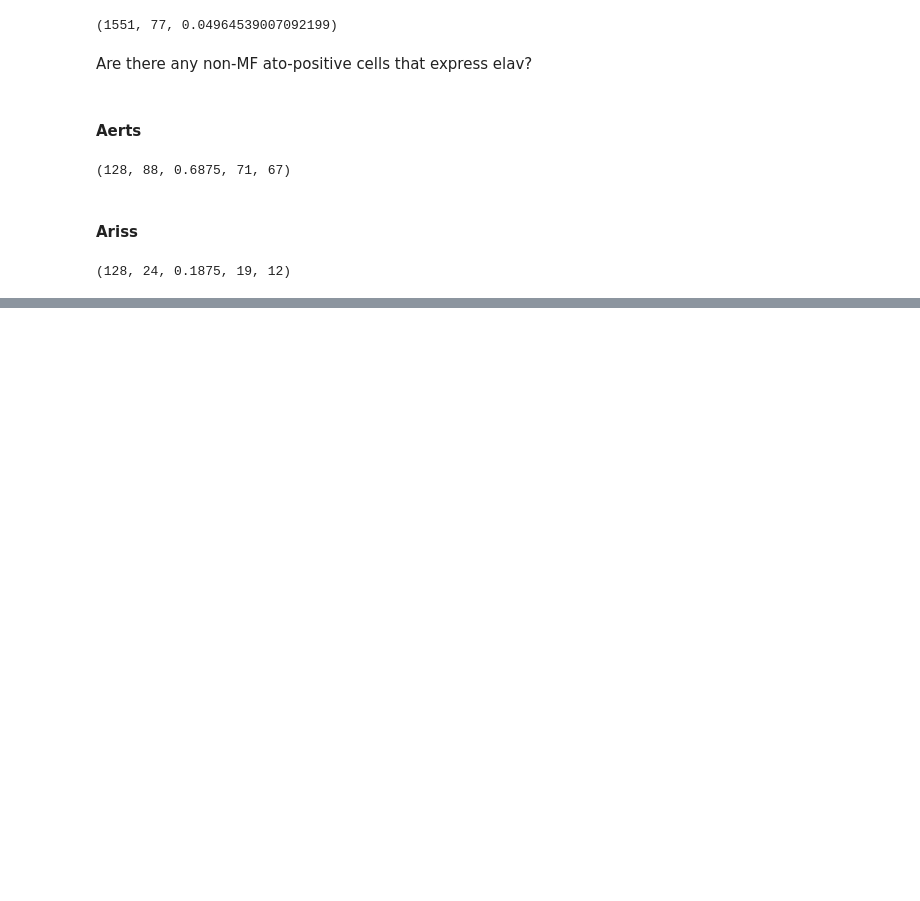
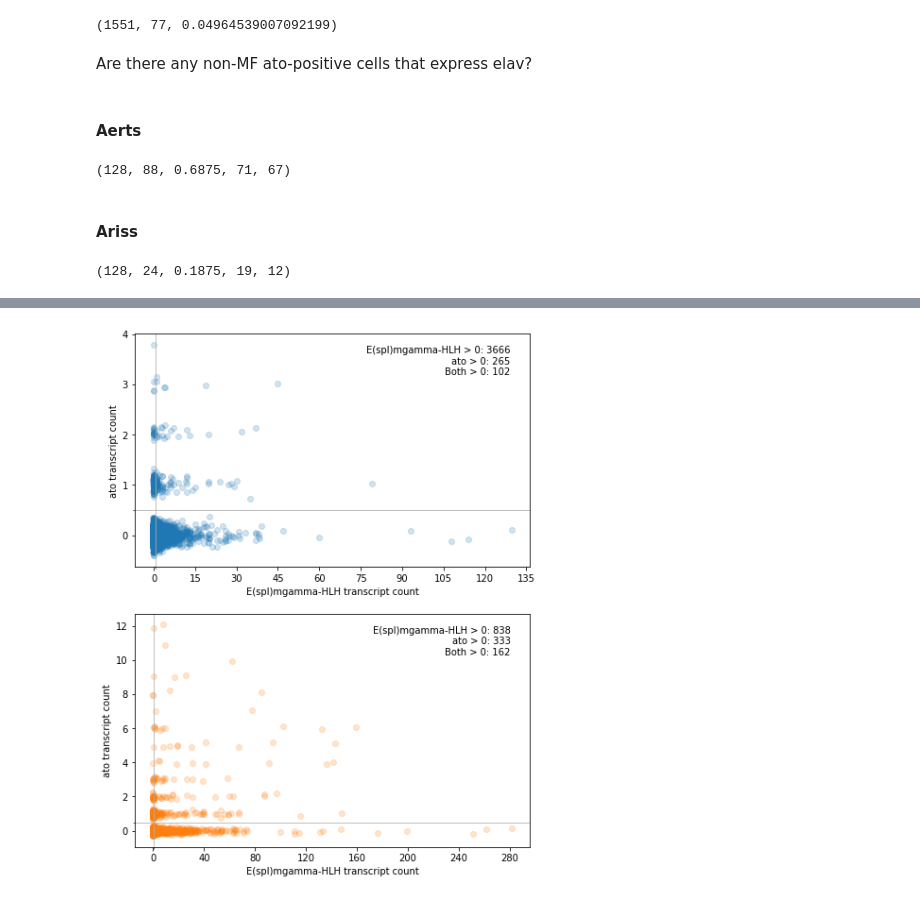
Before and after one commit to rejsmont/rdn-wdp-python, a Jupyter notebook: analysis/scRNAseq.ipynb, the cells around one changed output, grey strips where cells are left out. Saved outputs shown, nothing was run; the diff lists cells and outputs as text; code cells hidden in the pictures; blank space fills up the shorter version.

```diff
--- a/analysis/scRNAseq.ipynb
+++ b/analysis/scRNAseq.ipynb
@@ -137,0 +166,4 @@ ato_elav_sens = ariss[(ariss['ato'] > 0)&(ariss['sens'] > 0)&(ariss['elav'] > 0)
+# %%
+plotgenes('E(spl)mgamma-HLH', 'ato')
+# %% [output]
+[figure, added]
```
Also changed, not shown: parts of 18 cells of this notebook, 19 other files.
